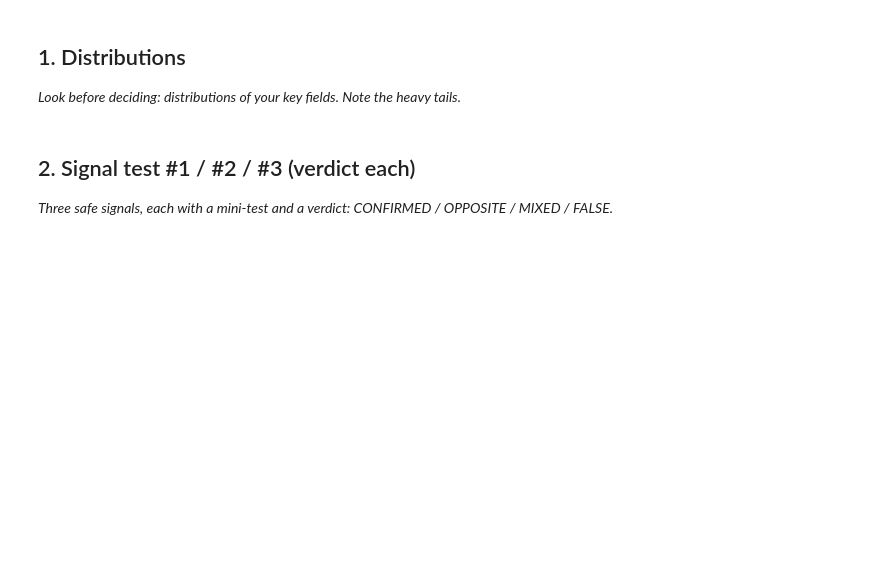
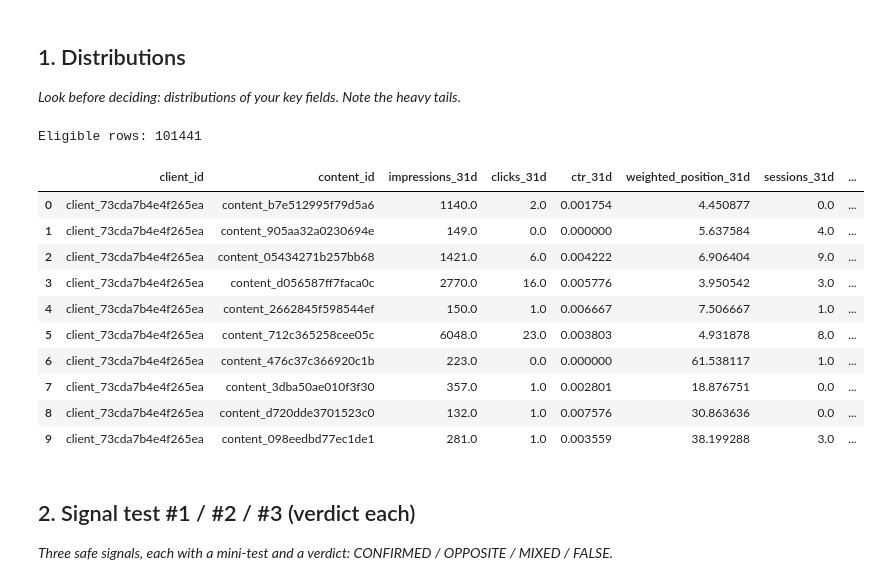
Before and after one commit to Mohidraheel/Machine-Learning-Practice, a Jupyter notebook: work/notebooks/w04_signal_audit.ipynb, the cells around one changed output. Saved outputs shown, nothing was run; the diff lists cells and outputs as text; code cells hidden in the pictures; blank space fills up the shorter version.

```diff
--- a/work/notebooks/w04_signal_audit.ipynb
+++ b/work/notebooks/w04_signal_audit.ipynb
@@ -10,6 +124,79 @@ This skeleton is yours to fill. Work the sections **in order** — each one has
 ## 1. Distributions
 
 *Look before deciding: distributions of your key fields. Note the heavy tails.*
+# %%
+audit_sql = '''
+SELECT
+    client_hash_id AS client_id,
+    content_hash_id AS content_id,
+
+    SUM(COALESCE(gsc_impressions, 0)) AS impressions_31d,
+    SUM(COALESCE(gsc_clicks, 0)) AS clicks_31d,
+
+    CASE
+        WHEN SUM(COALESCE(gsc_impressions, 0)) > 0
+        THEN SUM(COALESCE(gsc_clicks, 0)) * 1.0
+             / SUM(COALESCE(gsc_impressions, 0))
+        ELSE NULL
+    END AS ctr_31d,
+
+    CASE
+        WHEN SUM(
+            CASE
+                WHEN gsc_avg_position IS NOT NULL
+                THEN COALESCE(gsc_impressions, 0)
+                ELSE 0
+            END
+        ) > 0
+        THEN SUM(
+            CASE
+                WHEN gsc_avg_position IS NOT NULL
+                THEN gsc_avg_position * COALESCE(gsc_impressions, 0)
+                ELSE 0
+            END
+        ) * 1.0
+        / SUM(
+            CASE
+                WHEN gsc_avg_position IS NOT NULL
+                THEN COALESCE(gsc_impressions, 0)
+                ELSE 0
+            END
+        )
+        ELSE NULL
+    END AS weighted_position_31d,
+
+    SUM(COALESCE(ga4_sessions, 0)) AS sessions_31d,
+    COUNT(*) AS source_rows
+
+FROM warehouse
+
+WHERE report_date BETWEEN DATE '2026-03-01' AND DATE '2026-03-31'
+  AND gsc_data_available IS TRUE
+
+GROUP BY
+    client_hash_id,
+    content_hash_id
+
+HAVING SUM(COALESCE(gsc_impressions, 0)) >= 100
+'''
+
+audit_frame = con.execute(audit_sql).df()
+
+print("Eligible rows:", len(audit_frame))
+display(audit_frame.head(10))
+# %% [output]
+Eligible rows: 101441
+|  | client_id | content_id | impressions_31d | clicks_31d | ctr_31d | weighted_position_31d | sessions_31d | ... |
+| 0 | client_73cda7b4e4f265ea | content_b7e512995f79d5a6 | 1140.0 | 2.0 | 0.001754 | 4.450877 | 0.0 | ... |
+| 1 | client_73cda7b4e4f265ea | content_905aa32a0230694e | 149.0 | 0.0 | 0.000000 | 5.637584 | 4.0 | ... |
+| 2 | client_73cda7b4e4f265ea | content_05434271b257bb68 | 1421.0 | 6.0 | 0.004222 | 6.906404 | 9.0 | ... |
+| 3 | client_73cda7b4e4f265ea | content_d056587ff7faca0c | 2770.0 | 16.0 | 0.005776 | 3.950542 | 3.0 | ... |
+| 4 | client_73cda7b4e4f265ea | content_2662845f598544ef | 150.0 | 1.0 | 0.006667 | 7.506667 | 1.0 | ... |
+| 5 | client_73cda7b4e4f265ea | content_712c365258cee05c | 6048.0 | 23.0 | 0.003803 | 4.931878 | 8.0 | ... |
+| 6 | client_73cda7b4e4f265ea | content_476c37c366920c1b | 223.0 | 0.0 | 0.000000 | 61.538117 | 1.0 | ... |
+| 7 | client_73cda7b4e4f265ea | content_3dba50ae010f3f30 | 357.0 | 1.0 | 0.002801 | 18.876751 | 0.0 | ... |
+| 8 | client_73cda7b4e4f265ea | content_d720dde3701523c0 | 132.0 | 1.0 | 0.007576 | 30.863636 | 0.0 | ... |
+| 9 | client_73cda7b4e4f265ea | content_098eedbd77ec1de1 | 281.0 | 1.0 | 0.003559 | 38.199288 | 3.0 | ... |
 # %% [markdown]
 ## 2. Signal test #1 / #2 / #3 (verdict each)
 
```
Also changed, not shown: parts of 15 cells of this notebook.
